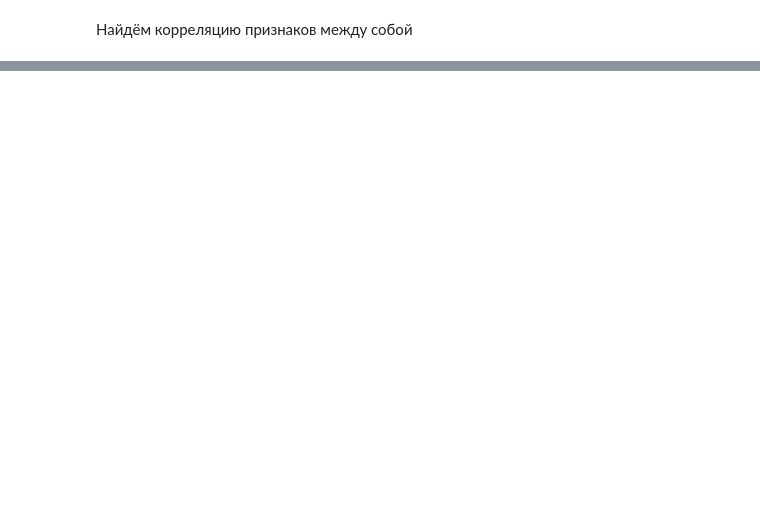
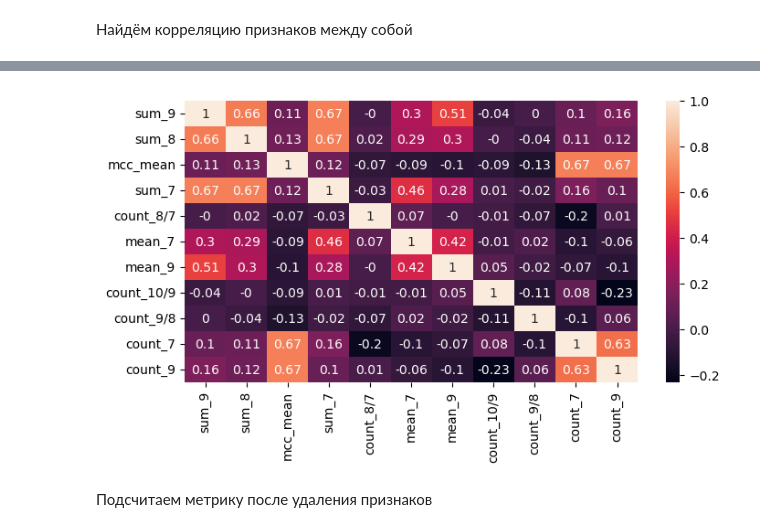
Before and after one commit to Chap88/test_tasks, a Jupyter notebook: 2. Прогноз минимального баланса/Прогноз минимального баланса.ipynb, the cells around one changed output, grey strips where cells are left out. Cells and saved outputs as stored; diff of their text form; code cells hidden in the pictures; blank space fills up the shorter version.

```diff
--- a/2. Прогноз минимального баланса/Прогноз минимального баланса.ipynb
+++ b/2. Прогноз минимального баланса/Прогноз минимального баланса.ipynb
@@ -767,2 +895,9 @@ X_train_s, X_test_s = standartization(X_train, X_test)
+# %%
+plt.figure(figsize = (8,4))
+sns.heatmap(corr_table, annot = True);
+# %% [output]
+[figure, added]
+# %% [markdown]
+Подсчитаем метрику после удаления признаков
 # %%
 %%time
```
Also changed, not shown: parts of 87 cells of this notebook.
